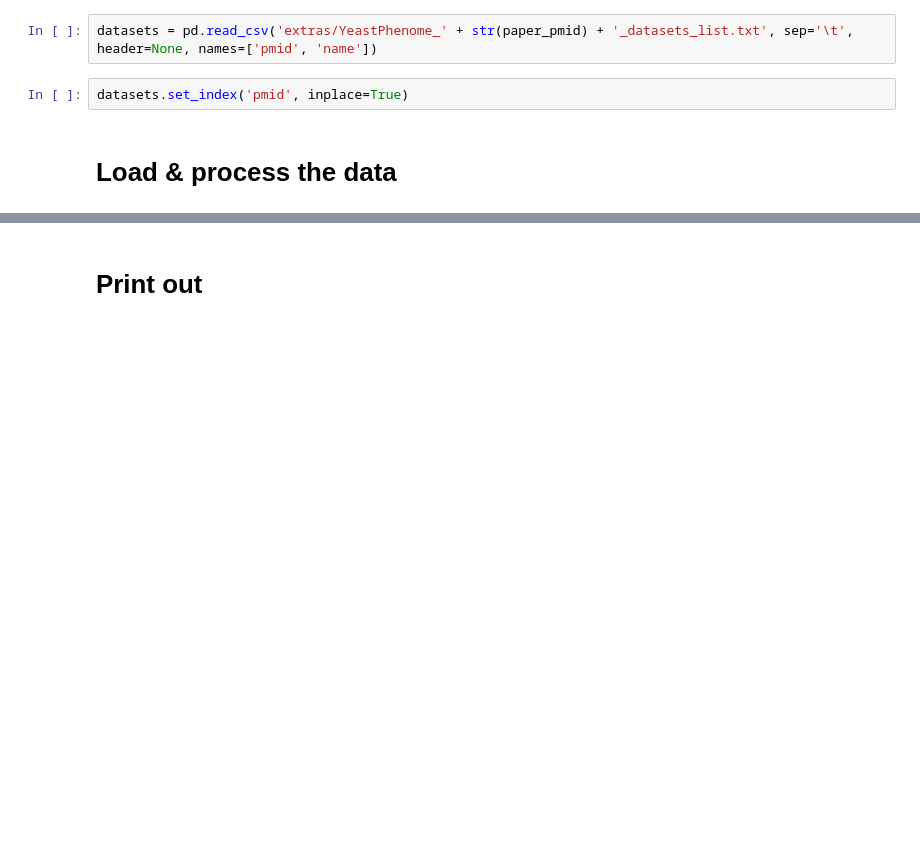
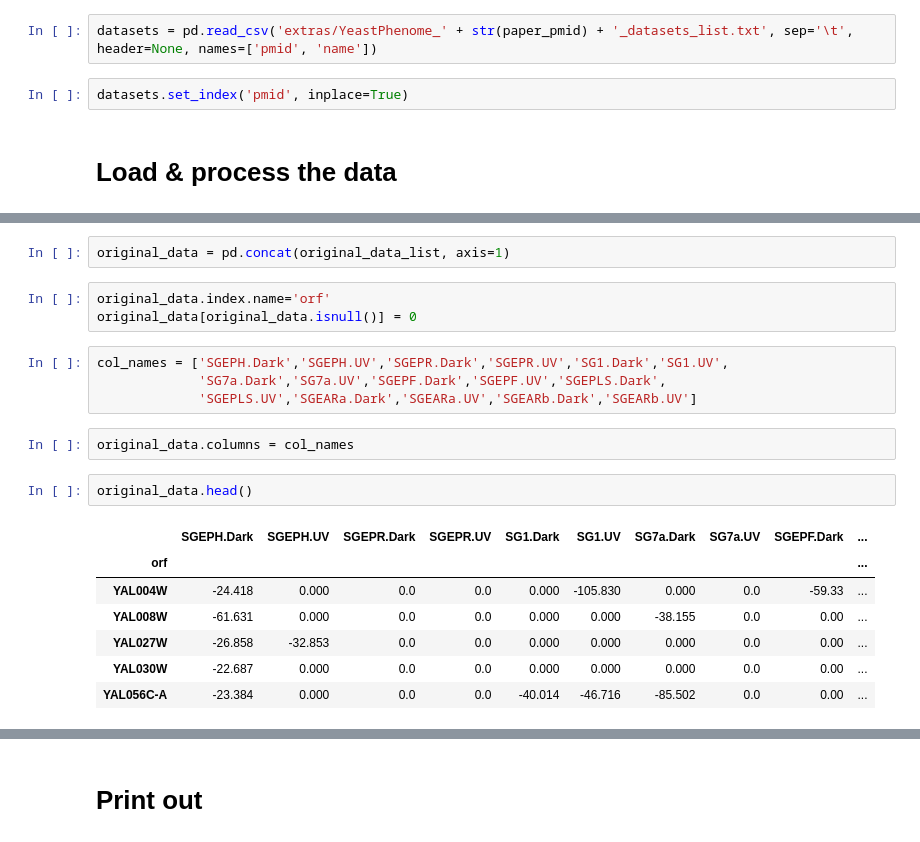
Before and after one commit to yeastphenome/yp-data, a Jupyter notebook: Datasets/20429770/code.ipynb, the cells around one changed output, grey strips where cells are left out. Cells and saved outputs as stored; diff of their text form; blank space fills up the shorter version.

```diff
--- a/Datasets/20429770/code.ipynb
+++ b/Datasets/20429770/code.ipynb
@@ -81,0 +85,21 @@ data = data.astype(float)
+# %%
+original_data = pd.concat(original_data_list, axis=1)
+# %%
+original_data.index.name='orf'
+original_data[original_data.isnull()] = 0
+# %%
+col_names = ['SGEPH.Dark','SGEPH.UV','SGEPR.Dark','SGEPR.UV','SG1.Dark','SG1.UV',
+             'SG7a.Dark','SG7a.UV','SGEPF.Dark','SGEPF.UV','SGEPLS.Dark',
+             'SGEPLS.UV','SGEARa.Dark','SGEARa.UV','SGEARb.Dark','SGEARb.UV']
+# %%
+original_data.columns = col_names
+# %%
+original_data.head()
+# %% [output]
+|  | SGEPH.Dark | SGEPH.UV | SGEPR.Dark | SGEPR.UV | SG1.Dark | SG1.UV | SG7a.Dark | SG7a.UV | SGEPF.Dark | ... |
+| orf |  |  |  |  |  |  |  |  |  | ... |
+| YAL004W | -24.418 | 0.000 | 0.0 | 0.0 | 0.000 | -105.830 | 0.000 | 0.0 | -59.33 | ... |
+| YAL008W | -61.631 | 0.000 | 0.0 | 0.0 | 0.000 | 0.000 | -38.155 | 0.0 | 0.00 | ... |
+| YAL027W | -26.858 | -32.853 | 0.0 | 0.0 | 0.000 | 0.000 | 0.000 | 0.0 | 0.00 | ... |
+| YAL030W | -22.687 | 0.000 | 0.0 | 0.0 | 0.000 | 0.000 | 0.000 | 0.0 | 0.00 | ... |
+| YAL056C-A | -23.384 | 0.000 | 0.0 | 0.0 | -40.014 | -46.716 | -85.502 | 0.0 | 0.00 | ... |
```
Also changed, not shown: parts of 49 cells of this notebook, 5 other files.
